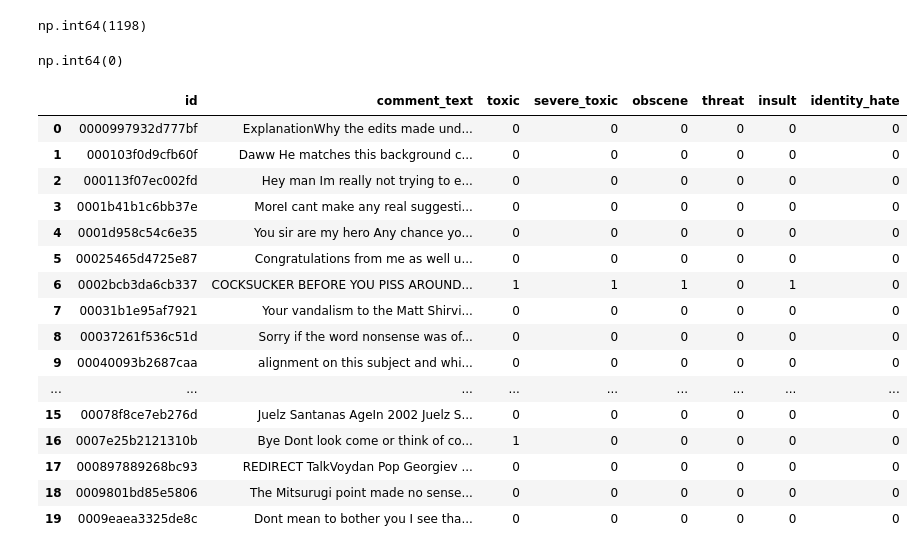
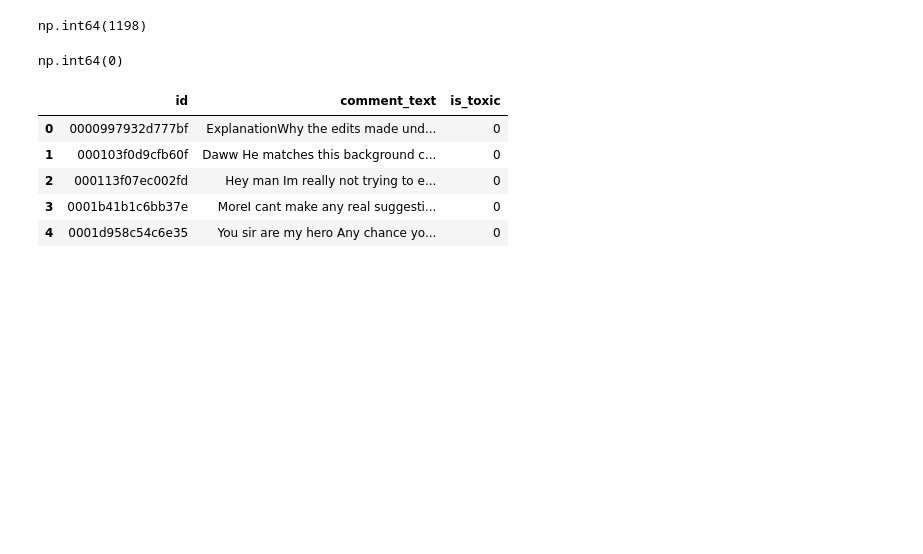
Before and after one commit to johne18/ml_learnings, a Jupyter notebook: SafeChat/notebooks/jigsaw_eda.ipynb, the cells around one changed output. Cells and saved outputs as stored; diff of their text form; code cells hidden in the pictures; blank space fills up the shorter version.

```diff
--- a/SafeChat/notebooks/jigsaw_eda.ipynb
+++ b/SafeChat/notebooks/jigsaw_eda.ipynb
@@ -27,9 +30,3 @@ jigsaw_df.head(20)
-# %%
-def contains_emoji(text):
-    return bool(emoji.emoji_count(text))
-
-def remove_emoji(text):
-    return emoji.replace_emoji(text, replace='')
 # %%
 jigsaw_df['comment_text'].where(jigsaw_df['comment_text'].apply(contains_emoji)).count()
 # %% [output]
@@ -41,23 +38,17 @@ jigsaw_cleaned_df['comment_text'].where(jigsaw_cleaned_df['comment_text'].apply(
 # %% [output]
 np.int64(0)
 # %%
+# Replace special characters with an empty string
 jigsaw_cleaned_df['comment_text'] = jigsaw_cleaned_df['comment_text'].str.replace(r'[^a-zA-Z0-9 ]', '', regex=True)
-jigsaw_cleaned_df.head(20)
+
+# Convert multilabel dataset to binary label and drop the multilabel columns
+jigsaw_cleaned_df['is_toxic'] = jigsaw_cleaned_df[['toxic', 'severe_toxic', 'obscene', 'threat', 'insult', 'identity_hate']].any(axis=1).astype(int)
+jigsaw_cleaned_df.drop(columns=['toxic', 'severe_toxic', 'obscene', 'threat', 'insult', 'identity_hate'], inplace=True)
+jigsaw_cleaned_df.head(5)
 # %% [output]
-|  | id | comment_text | toxic | severe_toxic | obscene | threat | insult | identity_hate |
-| 0 | 0000997932d777bf | ExplanationWhy the edits made und... | 0 | 0 | 0 | 0 | 0 | 0 |
-| 1 | 000103f0d9cfb60f | Daww He matches this background c... | 0 | 0 | 0 | 0 | 0 | 0 |
-| 2 | 000113f07ec002fd | Hey man Im really not trying to e... | 0 | 0 | 0 | 0 | 0 | 0 |
-| 3 | 0001b41b1c6bb37e | MoreI cant make any real suggesti... | 0 | 0 | 0 | 0 | 0 | 0 |
-| 4 | 0001d958c54c6e35 | You sir are my hero Any chance yo... | 0 | 0 | 0 | 0 | 0 | 0 |
-| 5 | 00025465d4725e87 | Congratulations from me as well u... | 0 | 0 | 0 | 0 | 0 | 0 |
-| 6 | 0002bcb3da6cb337 | COCKSUCKER BEFORE YOU PISS AROUND... | 1 | 1 | 1 | 0 | 1 | 0 |
-| 7 | 00031b1e95af7921 | Your vandalism to the Matt Shirvi... | 0 | 0 | 0 | 0 | 0 | 0 |
-| 8 | 00037261f536c51d | Sorry if the word nonsense was of... | 0 | 0 | 0 | 0 | 0 | 0 |
-| 9 | 00040093b2687caa | alignment on this subject and whi... | 0 | 0 | 0 | 0 | 0 | 0 |
-| ... | ... | ... | ... | ... | ... | ... | ... | ... |
-| 15 | 00078f8ce7eb276d | Juelz Santanas AgeIn 2002 Juelz S... | 0 | 0 | 0 | 0 | 0 | 0 |
-| 16 | 0007e25b2121310b | Bye Dont look come or think of co... | 1 | 0 | 0 | 0 | 0 | 0 |
-| 17 | 000897889268bc93 | REDIRECT TalkVoydan Pop Georgiev ... | 0 | 0 | 0 | 0 | 0 | 0 |
-| 18 | 0009801bd85e5806 | The Mitsurugi point made no sense... | 0 | 0 | 0 | 0 | 0 | 0 |
-| 19 | 0009eaea3325de8c | Dont mean to bother you I see tha... | 0 | 0 | 0 | 0 | 0 | 0 |
+|  | id | comment_text | is_toxic |
+| 0 | 0000997932d777bf | ExplanationWhy the edits made und... | 0 |
+| 1 | 000103f0d9cfb60f | Daww He matches this background c... | 0 |
+| 2 | 000113f07ec002fd | Hey man Im really not trying to e... | 0 |
+| 3 | 0001b41b1c6bb37e | MoreI cant make any real suggesti... | 0 |
+| 4 | 0001d958c54c6e35 | You sir are my hero Any chance yo... | 0 |
```
Also changed, not shown: parts of 9 cells of this notebook, 7 other files.
